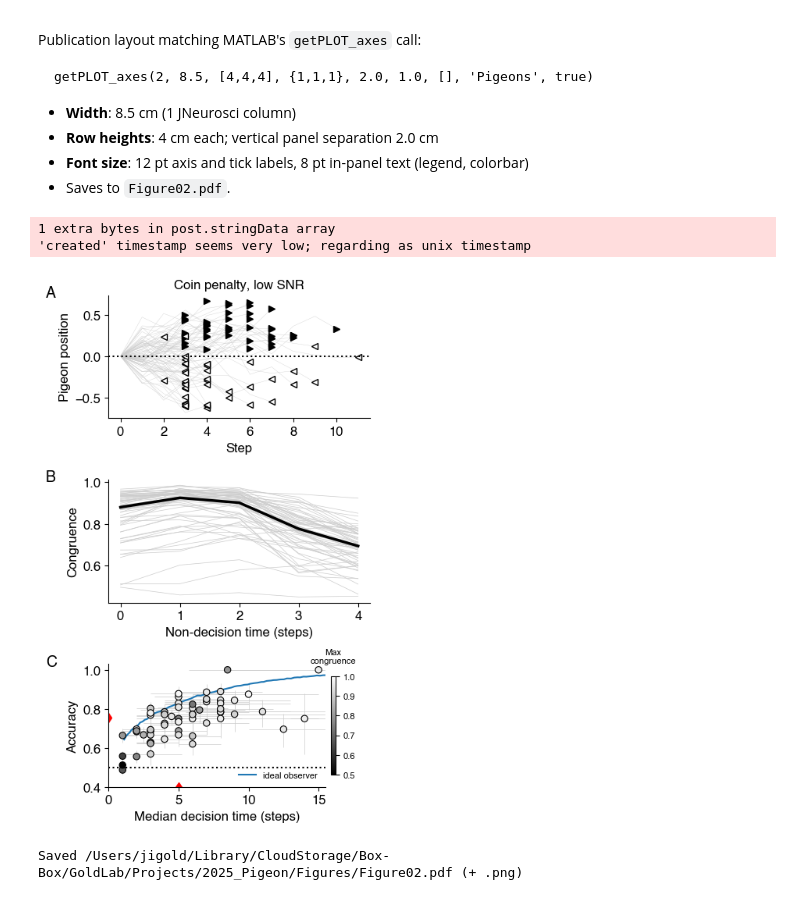
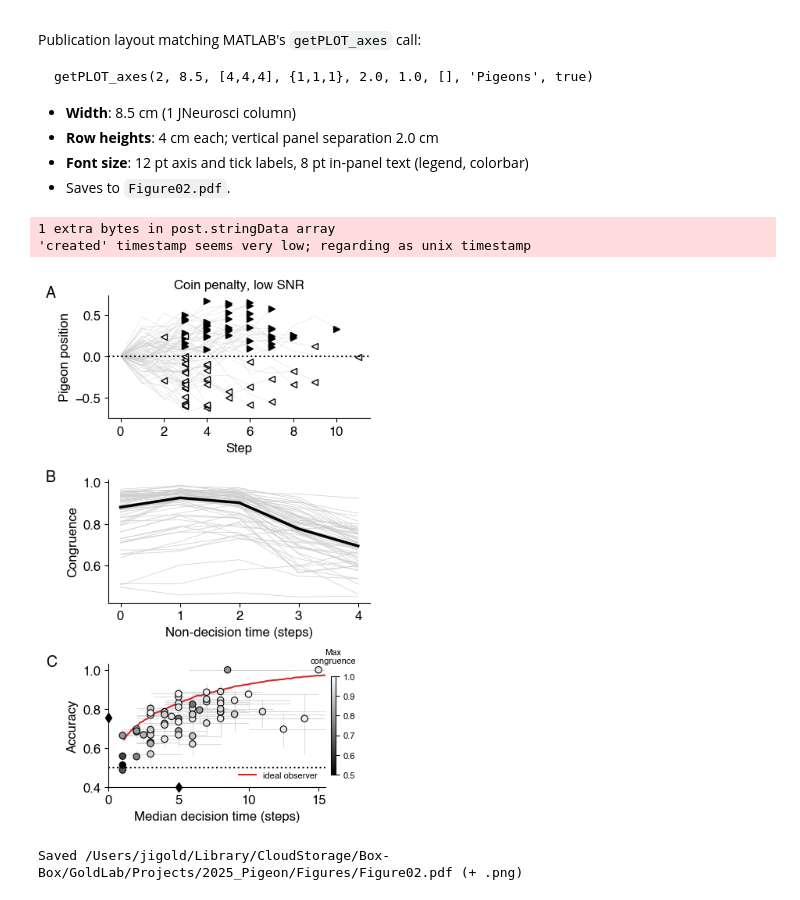
Before and after one commit to TheGoldLab/ms_2026_kalburge_etal_elife, a Jupyter notebook: notebooks/Figure02_performanceSummary.ipynb, the cells around one changed output. Saved outputs shown, nothing was run; the diff lists cells and outputs as text; code cells hidden in the pictures.

```diff
--- a/notebooks/Figure02_performanceSummary.ipynb
+++ b/notebooks/Figure02_performanceSummary.ipynb
@@ -308,13 +308,13 @@ ax.set_ylabel('Congruence')
 # visible that several of the long-median-DT, lower-accuracy subjects are also
 # low-congruence — consistent with guessing/inattention rather than a considered
 # but slow decision process.
-# The blue curve is the ideal-observer speed-accuracy frontier (see above): the
+# The red curve is the ideal-observer speed-accuracy frontier (see above): the
 # best any fixed, no-NDT bound-crossing strategy could do at this SNR. It's a
 # ceiling, not a per-subject prediction — real subjects generally fall below it.
-# Red diamonds at the margins mark the group median accuracy / median DT.
+# Black diamonds at the margins mark the group median accuracy / median DT.
 ax = axs[2]
 ax.axhline(0.5, color='k', linestyle=':')
-ax.plot(ideal_dt, ideal_acc, '-', color='tab:blue', linewidth=1.5, zorder=1.5,
+ax.plot(ideal_dt, ideal_acc, '-', color=OPTIMAL_COLOR, linewidth=1.5, zorder=1.5,
         label='ideal observer')
 xerr = np.array([performance_summary[:, 1] - dt_ci_summary[:, 0],
                  dt_ci_summary[:, 1] - performance_summary[:, 1]])
@@ -326,40 +326,40 @@ ax.errorbar(performance_summary[:, 1], performance_summary[:, 0],
 sc = ax.scatter(performance_summary[:, 1], performance_summary[:, 0],
                  c=max_congruence, cmap='gray', vmin=0.5, vmax=1.0,
                  edgecolors='k', linewidths=0.8, s=36, zorder=2)
-ax.plot(0, np.nanmedian(performance_summary[:, 0]), 'rd', markerfacecolor='r')
-ax.plot(np.nanmedian(performance_summary[:, 1]), 0.4, 'rd', markerfacecolor='r')
+ax.plot(0, np.nanmedian(performance_summary[:, 0]), 'd', color=DATA_COLOR, clip_on=False, zorder=3)
+ax.plot(np.nanmedian(performance_summary[:, 1]), 0.4, 'd', color=DATA_COLOR, clip_on=False, zorder=3)
 dt_xlim_hi = np.ceil(np.nanmax(performance_summary[:, 1])) + 0.5
 ax.set_xlim(0, dt_xlim_hi)
 ax.set_ylim(0.4, 1.03)
 ax.set_xlabel('Median decision time (steps)')
 ax.set_ylabel('Accuracy')
 ax.legend(loc='lower right', fontsize=FS_INSET, frameon=False)
 cbar = fig.colorbar(sc, ax=ax, shrink=0.8, pad=0.02)
 # Label sits above the color scale (not rotated alongside it), matching the
 # annotation-style convention used for compact side labels elsewhere. pad=12
 # (not the default ~6) clears the "1.0" tick label that sits right at the top
 # of the color scale — a smaller pad has the title text collide with that tick.
 cbar.ax.set_title('Max\ncongruence', fontsize=FS_INSET, pad=12)
 cbar.ax.tick_params(labelsize=FS_INSET)
 
 # Letters sit left of the 12-pt tick labels; panel C is narrowed by its colorbar, so its axes-fraction
 # offset is scaled to land at the same distance from the axis as A and B.
 PANEL_DX = -0.24
 add_panel_label(axs[0], 'A', dx=PANEL_DX)
 add_panel_label(axs[1], 'B', dx=PANEL_DX)
 add_panel_label(axs[2], 'C', dx=PANEL_DX * axs[0].get_position().width / axs[2].get_position().width)
 
 for ax in axs:
     ax.spines['top'].set_visible(False)
     ax.spines['right'].set_visible(False)
 
 out = FIGURES_DIR / 'Figure02.pdf'
 fig.savefig(out, dpi=300, bbox_inches='tight')
 fig.savefig(out.with_suffix('.png'), dpi=300, bbox_inches='tight')
 plt.show()
 print(f'Saved {out} (+ .png)')
 # %% [output]
 1 extra bytes in post.stringData array
 'created' timestamp seems very low; regarding as unix timestamp
-[figure, old version]
+[figure, new version]
 Saved /Users/jigold/Library/CloudStorage/Box-Box/GoldLab/Projects/2025_Pigeon/Figures/Figure02.pdf (+ .png)
```
Also changed, not shown: parts of 2 cells of this notebook, 1 other file.
